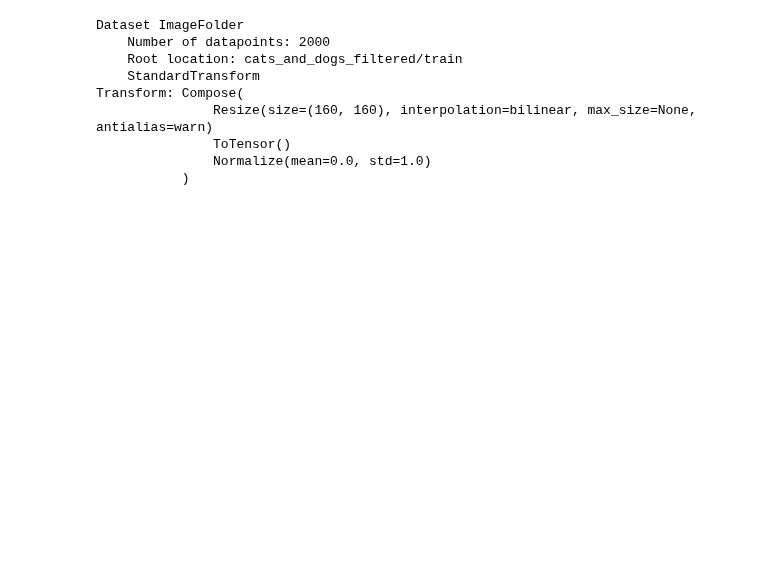
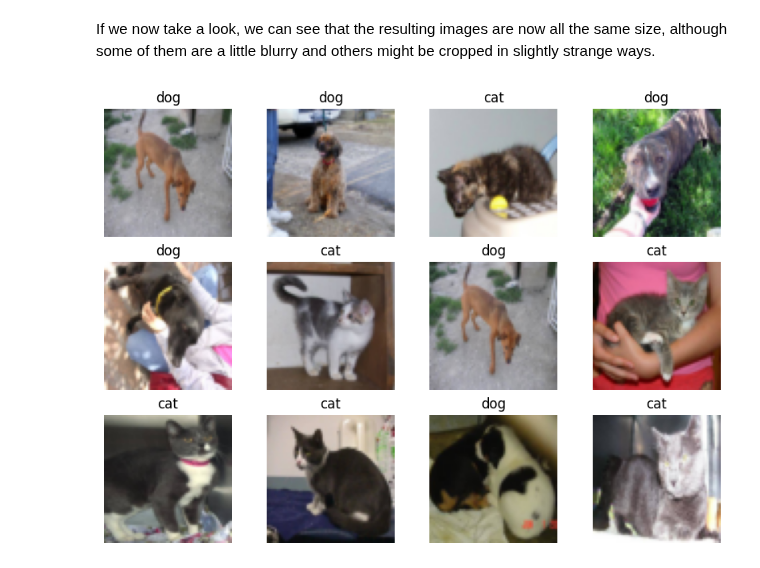
Before and after one commit to middlebury-csci-0451/CSCI-0451-s24, a Jupyter notebook: lecture-notes/image_classification_in_practice.ipynb, the cells around one changed output. Drawn from its saved outputs; the diff is of its cells as text; code cells hidden in the pictures; blank space fills up the shorter version.

```diff
--- a/lecture-notes/image_classification_in_practice.ipynb
+++ b/lecture-notes/image_classification_in_practice.ipynb
@@ -31,17 +93,14 @@ IMG_SIZE = (160, 160)
 # %%
-transform = transforms.Compose([transforms.Resize(IMG_SIZE), transforms.ToTensor(), transforms.Normalize(0.0, 1.0)])
+IMG_SIZE = (64, 64)
+transform = transforms.Compose([transforms.Resize(IMG_SIZE),
+                                transforms.ToTensor(),
+                                transforms.Normalize(0.0, 1.0)])
 
 train_data = ImageFolder(train_dir, transform = transform)
 val_data = ImageFolder(val_dir, transform = transform)
-# %%
-train_data
-# %% [output]
-Dataset ImageFolder
-    Number of datapoints: 2000
-    Root location: cats_and_dogs_filtered/train
-    StandardTransform
-Transform: Compose(
-               Resize(size=(160, 160), interpolation=bilinear, max_size=None, antialias=warn)
-               ToTensor()
-               Normalize(mean=0.0, std=1.0)
-           )
+# %% [markdown]
+If we now take a look, we can see that the resulting images are now all the same size, although some of them are a little blurry and others might be cropped in slightly strange ways.
+# %%
+viz_data(train_data)
+# %% [output]
+[figure, added]
```
Also changed, not shown: parts of 52 cells of this notebook.
